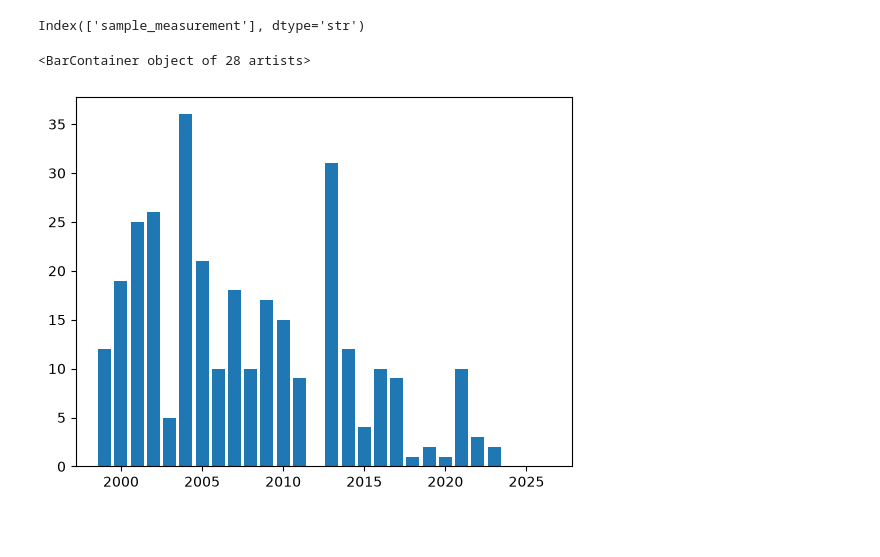
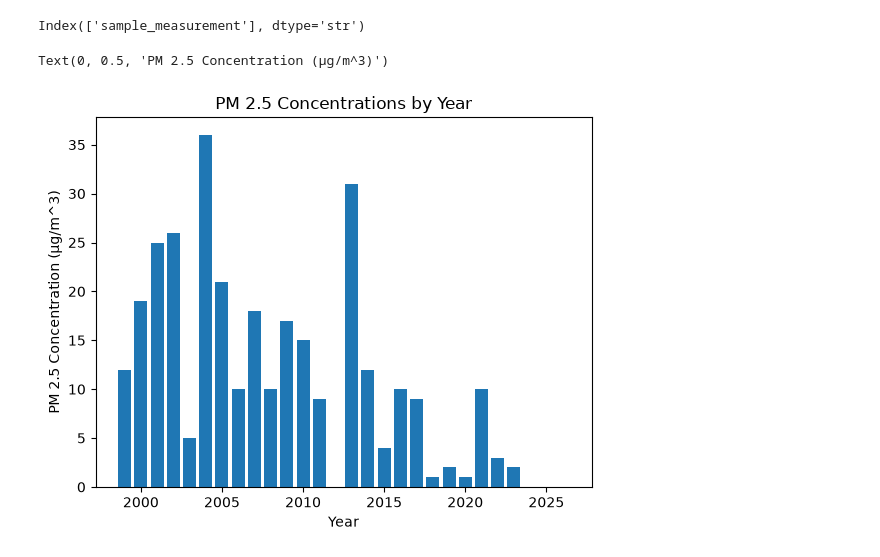
Before and after one commit to sodoo-gadal/UROP-SLC-AQ-, a Jupyter notebook: Salt_Lake_City_AQI/hourly_time_series.ipynb, the cells around one changed output. Saved outputs shown, nothing was run; the diff lists cells and outputs as text; code cells hidden in the pictures; blank space fills up the shorter version.

```diff
--- a/Salt_Lake_City_AQI/hourly_time_series.ipynb
+++ b/Salt_Lake_City_AQI/hourly_time_series.ipynb
@@ -148,6 +98,9 @@ df_exceedance.columns
 Index(['sample_measurement'], dtype='str')
 # %%
 plt.bar(df_exceedance.index, df_exceedance["sample_measurement"])
+plt.title("PM 2.5 Concentrations by Year")
+plt.xlabel("Year")
+plt.ylabel("PM 2.5 Concentration (µg/m^3)")
 # %% [output]
-<BarContainer object of 28 artists>
+Text(0, 0.5, 'PM 2.5 Concentration (µg/m^3)')
-[figure, old version]
+[figure, new version]
```
Also changed, not shown: parts of 15 cells of this notebook.
